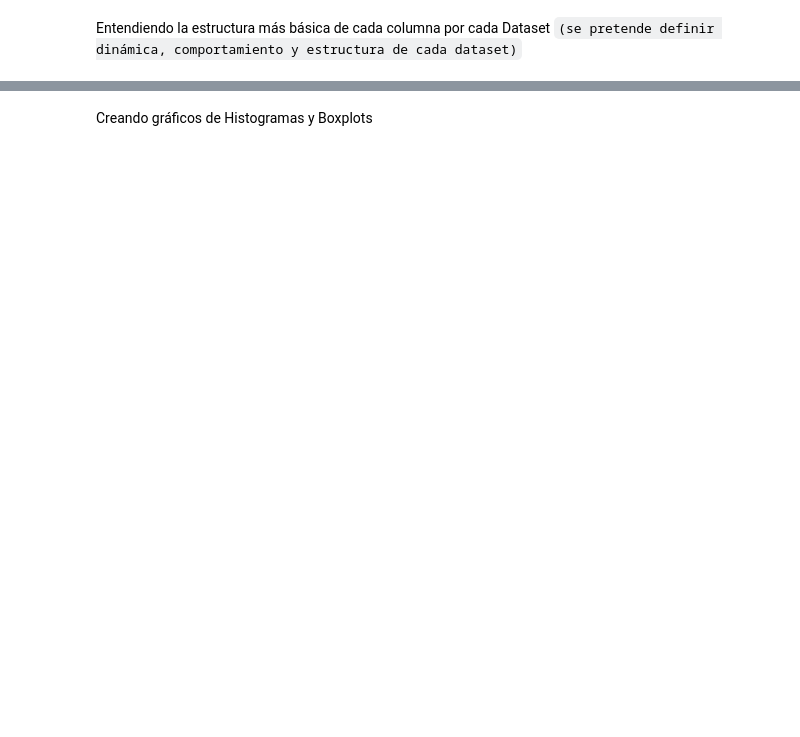
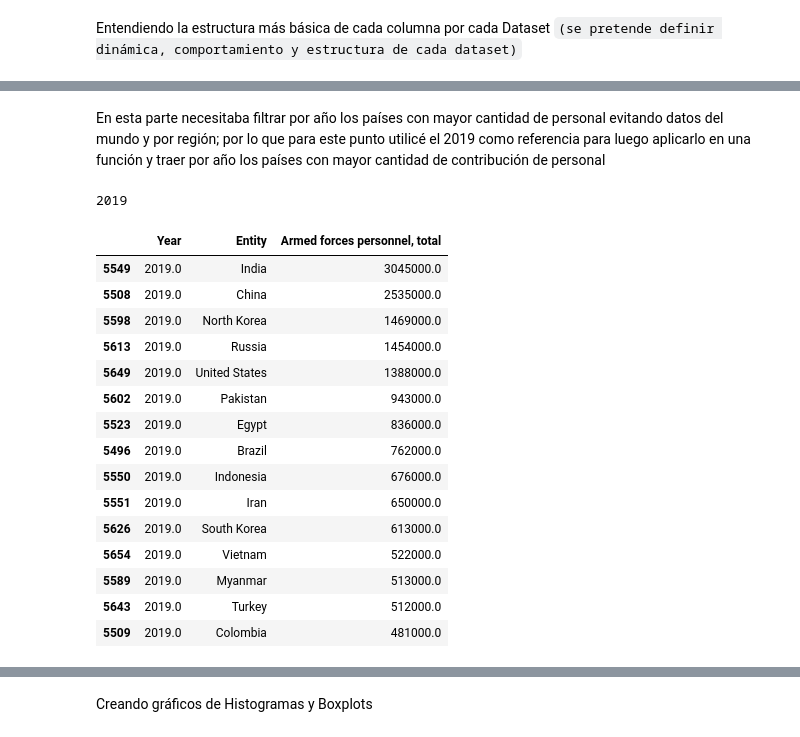
Before and after one commit to martinje24/Data-Science, a Jupyter notebook: Analisis-univariado/Idea_Martin_Reyes.ipynb, the cells around one changed output, grey strips where cells are left out. Saved outputs shown, nothing was run; the diff lists cells and outputs as text; code cells hidden in the pictures; blank space fills up the shorter version.

```diff
--- a/Analisis-univariado/Idea_Martin_Reyes.ipynb
+++ b/Analisis-univariado/Idea_Martin_Reyes.ipynb
@@ -46,0 +118,29 @@ Zimbabwe            ZWE          50800.0     50900.0     52700.0     67800.0
+# %% [markdown]
+En esta parte necesitaba filtrar por año los países con mayor cantidad de personal evitando datos del mundo y por región; por lo que para este punto utilicé el 2019 como referencia para luego aplicarlo en una función y traer por año los países con mayor cantidad de contribución de personal
+# %%
+years=prueba["Year"].unique()
+print(years.max())
+list_to_avoid=["World","Low and middle income","Middle income","Lower middle income","Upper middle income",
+            "East Asia and Pacific","High income","Europe and Central Asia","South Asia","Middle East and North Africa",
+            "Low income","Latin America and Caribbean","Sub-Saharan Africa","European Union","North America"]
+prueba2=prueba.where(prueba["Year"]==years.max()).dropna().sort_values(by="Armed forces personnel, total",ascending=False)
+#sacando el top 15 de países con mayor personal para el 2019, el False es para evitar la lista de regiones y el mundo
+prueba2[prueba2.Entity.str.contains('|'.join(list_to_avoid))==False].head(15)
+# %% [output]
+2019
+|  | Year | Entity | Armed forces personnel, total |
+| 5549 | 2019.0 | India | 3045000.0 |
+| 5508 | 2019.0 | China | 2535000.0 |
+| 5598 | 2019.0 | North Korea | 1469000.0 |
+| 5613 | 2019.0 | Russia | 1454000.0 |
+| 5649 | 2019.0 | United States | 1388000.0 |
+| 5602 | 2019.0 | Pakistan | 943000.0 |
+| 5523 | 2019.0 | Egypt | 836000.0 |
+| 5496 | 2019.0 | Brazil | 762000.0 |
+| 5550 | 2019.0 | Indonesia | 676000.0 |
+| 5551 | 2019.0 | Iran | 650000.0 |
+| 5626 | 2019.0 | South Korea | 613000.0 |
+| 5654 | 2019.0 | Vietnam | 522000.0 |
+| 5589 | 2019.0 | Myanmar | 513000.0 |
+| 5643 | 2019.0 | Turkey | 512000.0 |
+| 5509 | 2019.0 | Colombia | 481000.0 |
```
Also changed, not shown: parts of 25 cells of this notebook.
